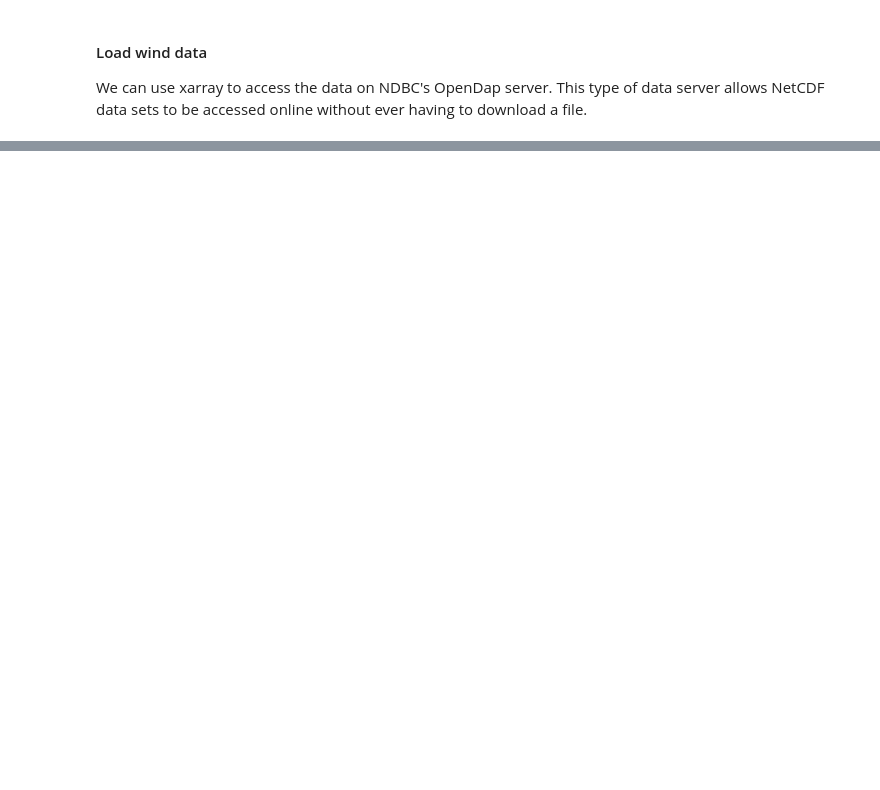
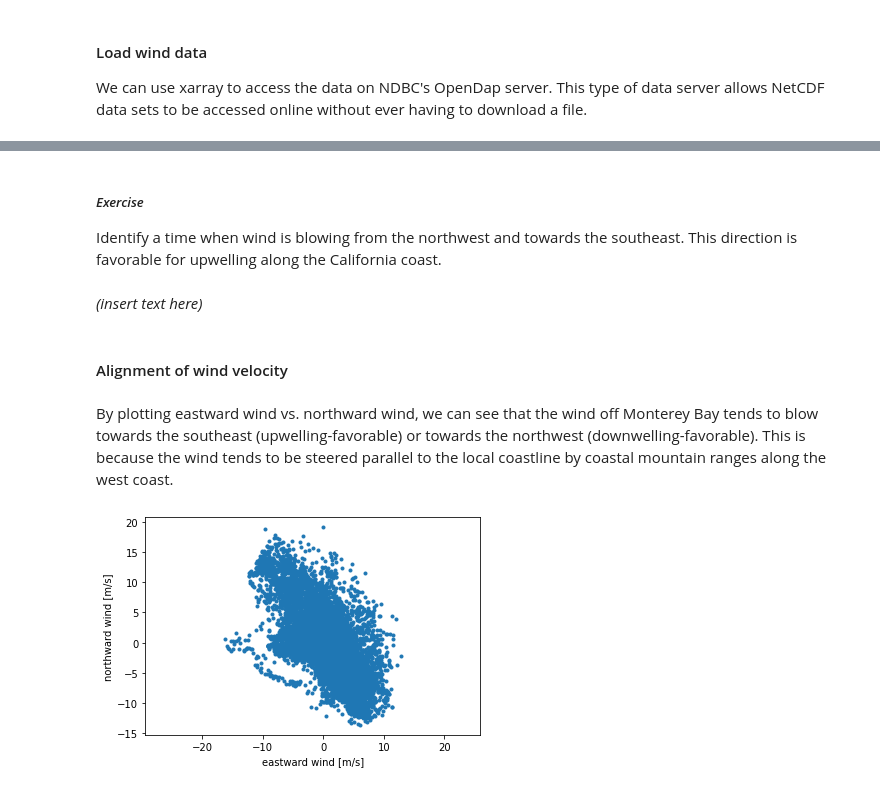
Before and after one commit to tompc35/data_marine_science, a Jupyter notebook: week09b-ndbc-wind.ipynb, the cells around one changed output, grey strips where cells are left out. Drawn from its saved outputs; the diff is of its cells as text; code cells hidden in the pictures; blank space fills up the shorter version.

```diff
--- a/week09b-ndbc-wind.ipynb
+++ b/week09b-ndbc-wind.ipynb
@@ -82,0 +171,18 @@ wind_dir = np.array(ds['wind_dir'][is_good,0,0])
+# %% [markdown]
+##### *Exercise*
+
+Identify a time when wind is blowing from the northwest and towards the southeast. This direction is favorable for upwelling along the California coast.
+# %% [markdown]
+*(insert text here)*
+# %% [markdown]
+#### Alignment of wind velocity
+# %% [markdown]
+By plotting eastward wind vs. northward wind, we can see that the wind off Monterey Bay tends to blow towards the southeast (upwelling-favorable) or towards the northwest (downwelling-favorable). This is because the wind tends to be steered parallel to the local coastline by coastal mountain ranges along the west coast.
+# %%
+plt.figure()
+plt.plot(ds['wind_east'],ds['wind_north'],'.')
+plt.xlabel('eastward wind [m/s]')
+plt.ylabel('northward wind [m/s]')
+plt.axis('equal'); # make the scale equal on the x and y axes
+# %% [output]
+[figure, added]
```
Also changed, not shown: parts of 89 cells of this notebook, 2 other files.
